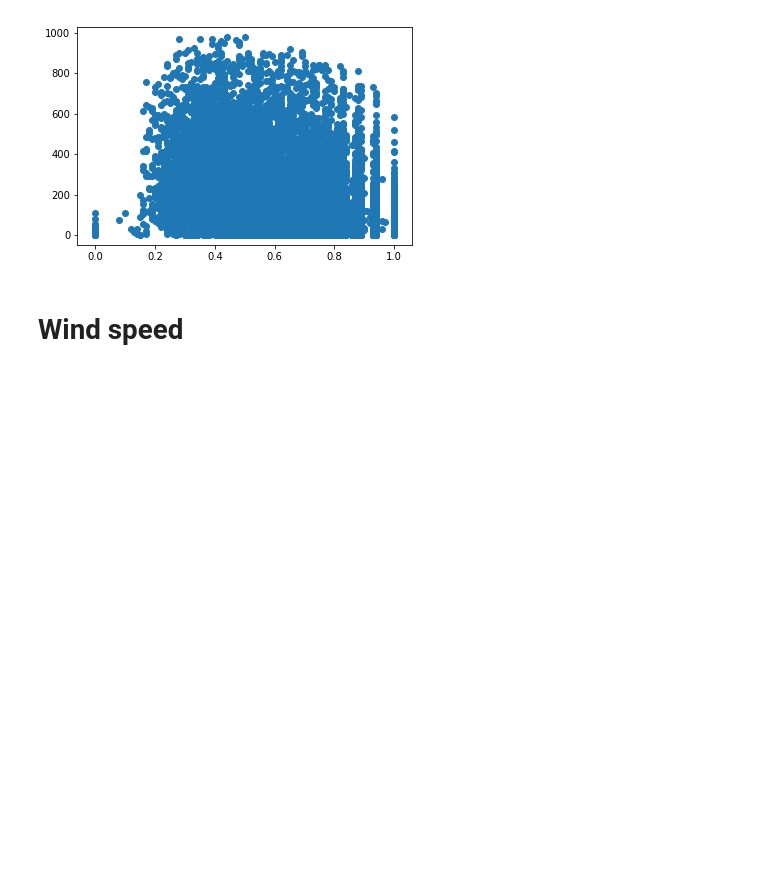
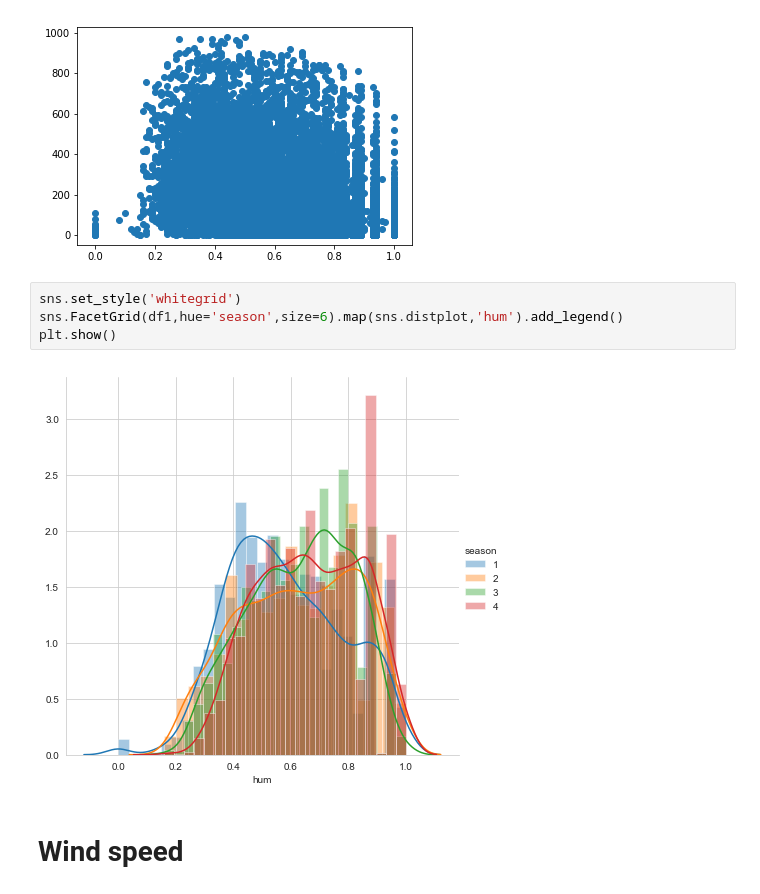
Before and after one commit to Saideepak-R/Bike-sharing, a Jupyter notebook: problem_statement.ipynb, the cells around one changed output. Drawn from its saved outputs; the diff is of its cells as text; blank space fills up the shorter version.

```diff
--- a/problem_statement.ipynb
+++ b/problem_statement.ipynb
@@ -644,6 +650,12 @@ plt.scatter(df1['hum'],df1['cnt'])
 plt.show()
 # %% [output]
 [figure]
+# %%
+sns.set_style('whitegrid')
+sns.FacetGrid(df1,hue='season',size=6).map(sns.distplot,'hum').add_legend()
+plt.show()
+# %% [output]
+[figure, added]
 # %% [markdown]
 # Wind speed
 # %%
```
Also changed, not shown: parts of 3 cells of this notebook.
